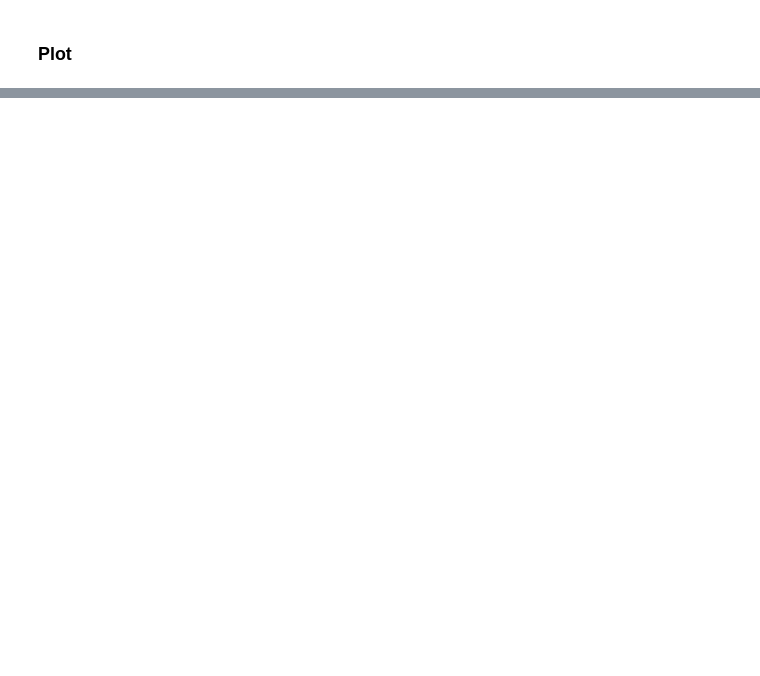
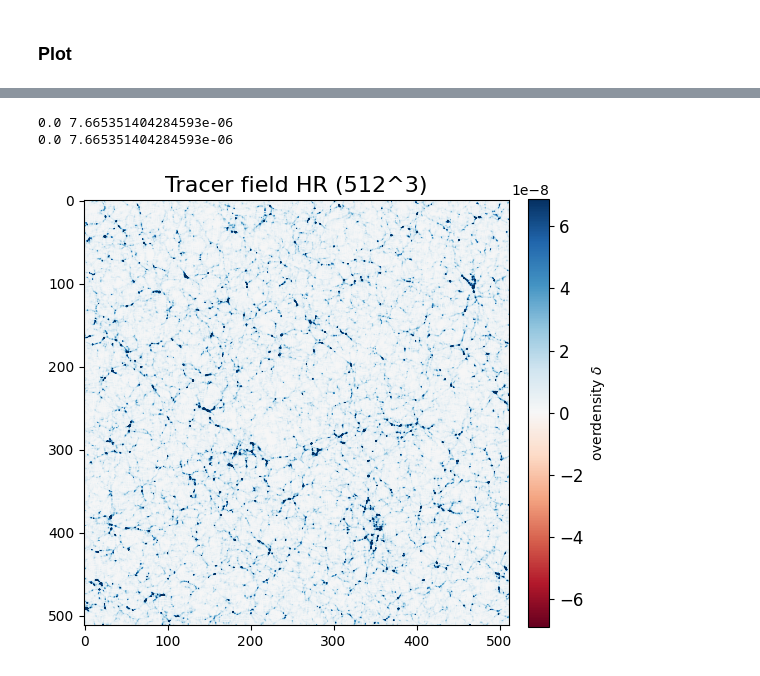
Before and after one commit to kstoreyf/muchisimocks, a Jupyter notebook: notebooks/2024-06-10_check_muchisimocks.ipynb, the cells around one changed output, grey strips where cells are left out. Drawn from its saved outputs; the diff is of its cells as text; code cells hidden in the pictures; blank space fills up the shorter version.

```diff
--- a/notebooks/2024-06-10_check_muchisimocks.ipynb
+++ b/notebooks/2024-06-10_check_muchisimocks.ipynb
@@ -557,0 +725,11 @@ mpl.pyplot.show()
+# %%
+damping_scale = 0.7 #k_nyq
+interlacing = False
+
+print("Setting up bias model")
+bmodel = bacco.BiasModel(sim=sim, linear_delta=dens_lin, ngrid=n_grid, ngrid1=None,
+                            sdm=False, mode="dm",
+                            npart_for_fake_sim=n_grid, damping_scale=damping_scale,
+                            bias_model='expansion', deposit_method="cic",
+                            use_displacement_of_nn=False, interlacing=interlacing,
+                            )
@@ -557,0 +739,2 @@ mpl.pyplot.show()
+# %%
+bias_fields = bmodel.bias_terms_lag()
@@ -557,0 +757,9 @@ mpl.pyplot.show()
+# %%
+npart = n_grid
+bias_terms_eul_pred=[]
+for ii in range(0,len(bias_fields)):
+    bias_terms_pred = bacco.statistics.compute_mesh(ngrid=npart, box=box_size, pos=sim_pos,
+                                mass = (bias_fields[ii]).flatten(), deposit_method='cic',
+                                interlacing=interlacing)
+    bias_terms_eul_pred.append(bias_terms_pred)
+bias_terms_eul_pred = np.array(bias_terms_eul_pred)
@@ -557,0 +815,9 @@ mpl.pyplot.show()
+# %%
+bias_vector = [0.,0.,0.,0.]
+if n_grid_orig is None:
+    n_grid_orig = bias_terms_eul_pred.shape[-1]
+print(f"n_grid_orig = {n_grid_orig}")
+tracer_field_hr = get_tracer_field(bias_terms_eul_pred, bias_vector, n_grid_norm=n_grid_orig)
+print(tracer_field_hr.shape)
+tracer_field_hr = np.squeeze(tracer_field_hr)
+print(tracer_field_hr.shape)
@@ -557,0 +1066,8 @@ mpl.pyplot.show()
+# %%
+plotter.plot_overdensity_field(tracer_field_hr, title=r'Tracer field HR (512^3)',
+                               #vmax=0.1
+                               )
+# %% [output]
+0.0 7.665351404284593e-06
+0.0 7.665351404284593e-06
+[figure, added]
```
Also changed, not shown: parts of 56 cells of this notebook, 1 other file.
